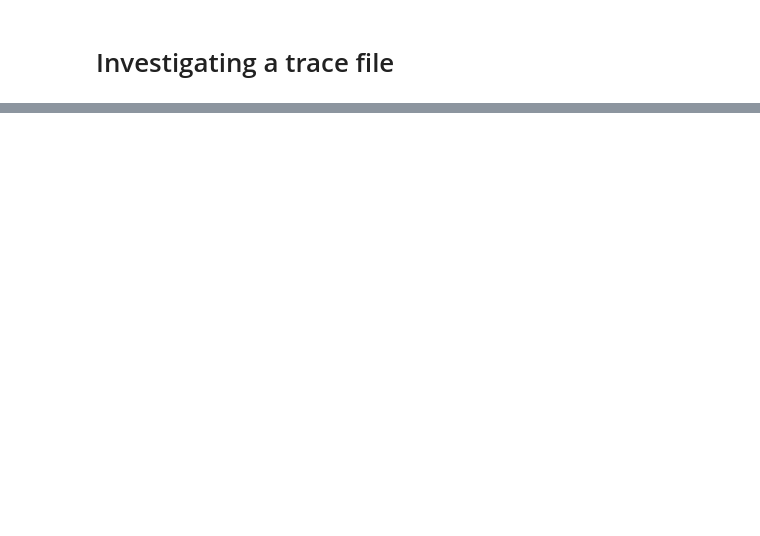
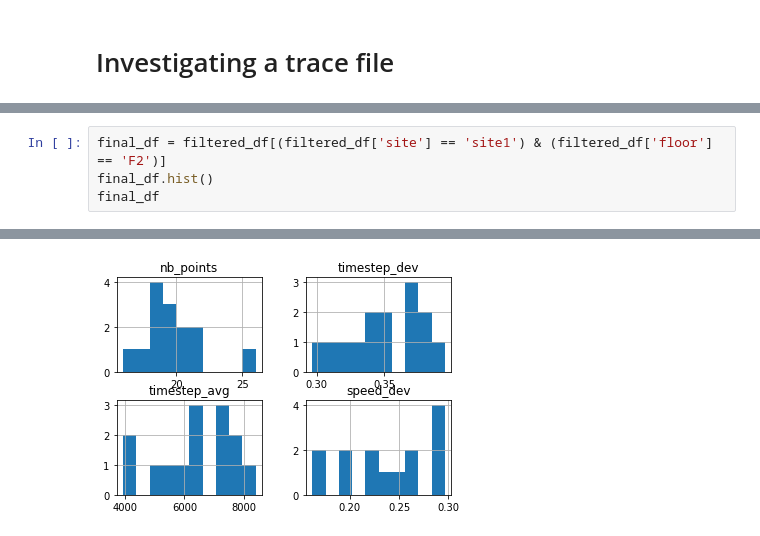
Before and after one commit to romainfd/indoor-location-competition-20, a Jupyter notebook: Data investigation.ipynb, the cells around one changed output, grey strips where cells are left out. Drawn from its saved outputs; the diff is of its cells as text; blank space fills up the shorter version.

```diff
--- a/Data investigation.ipynb
+++ b/Data investigation.ipynb
@@ -67,0 +474,5 @@ for _, waypoint in tqdm(gts):
+# %%
+final_df = filtered_df[(filtered_df['site'] == 'site1') & (filtered_df['floor'] == 'F2')]
+final_df.hist()
+final_df
+# %% [output]
@@ -67,0 +494 @@ for _, waypoint in tqdm(gts):
+[figure, added]
```
Also changed, not shown: parts of 21 cells of this notebook, 1 other file.
